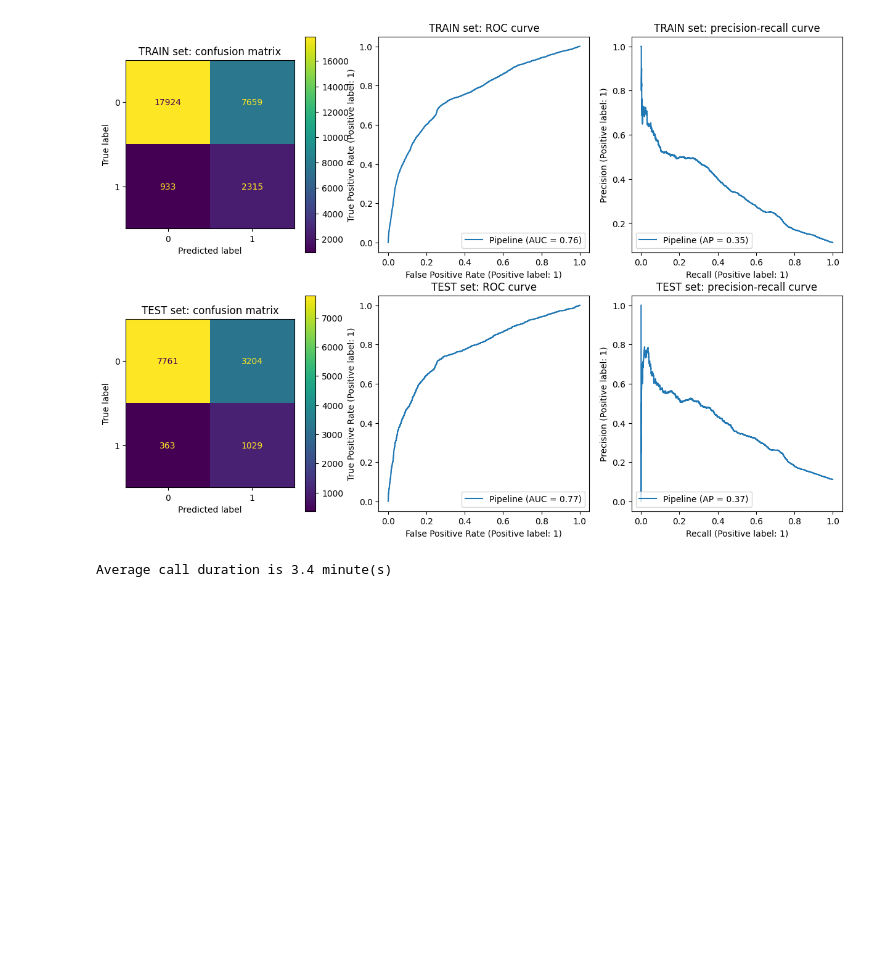
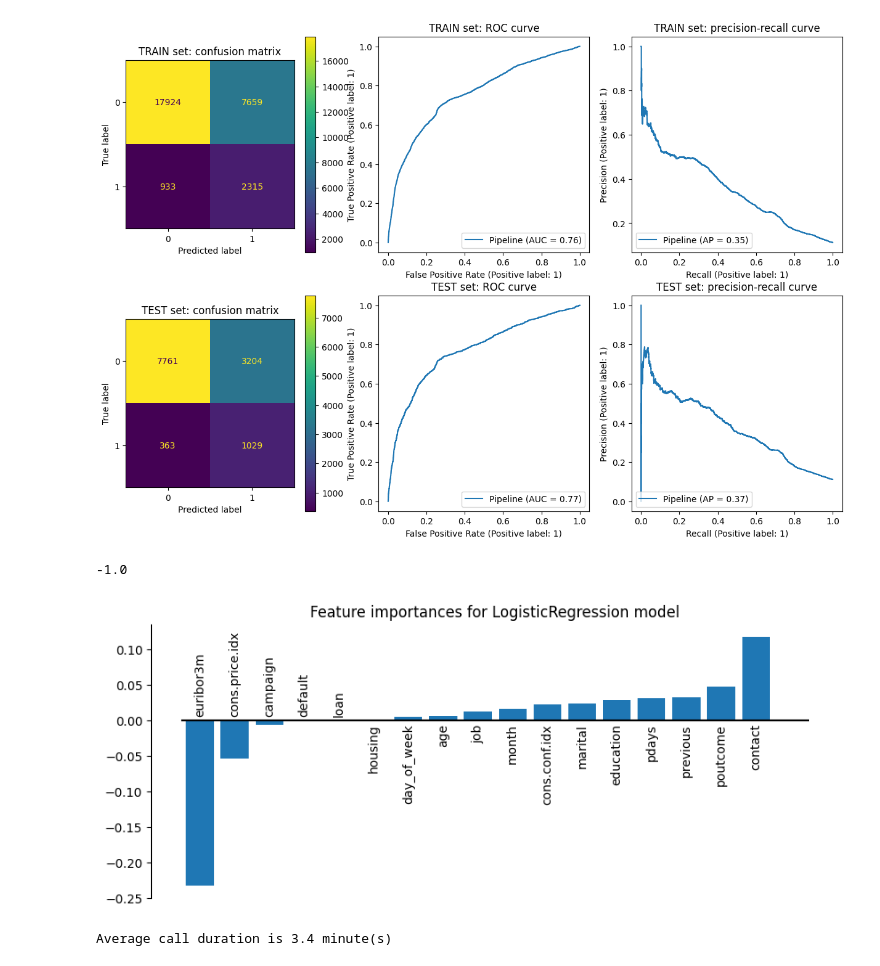
Before and after one commit to sharuhinda/bank_marketing_campaign, a Jupyter notebook: 8_models_datasets_comparing.ipynb, the cells around one changed output. Drawn from its saved outputs; the diff is of its cells as text; code cells hidden in the pictures; blank space fills up the shorter version.

```diff
--- a/8_models_datasets_comparing.ipynb
+++ b/8_models_datasets_comparing.ipynb
@@ -409,6 +391,34 @@ recall:         0.7127  0.7392
 f1:             0.3502  0.3659
 auc:            0.7067  0.7235
 [figure]
+# %%
+np.sign(clf['clf'].coef_[0, 6])
+# %% [output]
+-1.0
+# %%
+idxs = np.argsort(clf['clf'].coef_.flatten())
+feat_ordered = clf[:-1].get_feature_names_out()[idxs]
+feat_imp_ordered = clf['clf'].coef_[0, idxs] # features importances in ascending order
+
+fig, ax = plt.subplots(1, 1, figsize=(10, 4))
+ax.bar(x=range(len(idxs)), height=feat_imp_ordered)
+ax.plot([-0.5, len(idxs)+0.5], [0, 0], color='black')
+ax.spines['right'].set_visible(False)
+ax.spines['top'].set_visible(False)
+ax.spines['bottom'].set_visible(False)
+ax.tick_params(
+    axis='x',          # changes apply to the x-axis
+    which='both',      # both major and minor ticks are affected
+    bottom=False,      # ticks along the bottom edge are off
+    top=False,         # ticks along the top edge are off
+    labelbottom=False  # labels along the bottom edge are off
+)
+for i, feat_name in enumerate(feat_ordered):
+    sign = np.sign(feat_imp_ordered[i])
+    ax.annotate(feat_name, xy=(i, -sign*0.005), ha='center', va='bottom' if sign < 0 else 'top', rotation=90)
+ax.set_title('Feature importances for LogisticRegression model');
+# %% [output]
+[figure, added]
 # %%
 df = pd.read_csv('datasets/processed/bank-full-encoded-gv.csv')
 print('Average call duration is {:.1f} minute(s)'.format(df['duration'].mean()/60))
```
Also changed, not shown: parts of 2 cells of this notebook, 26 other files.
